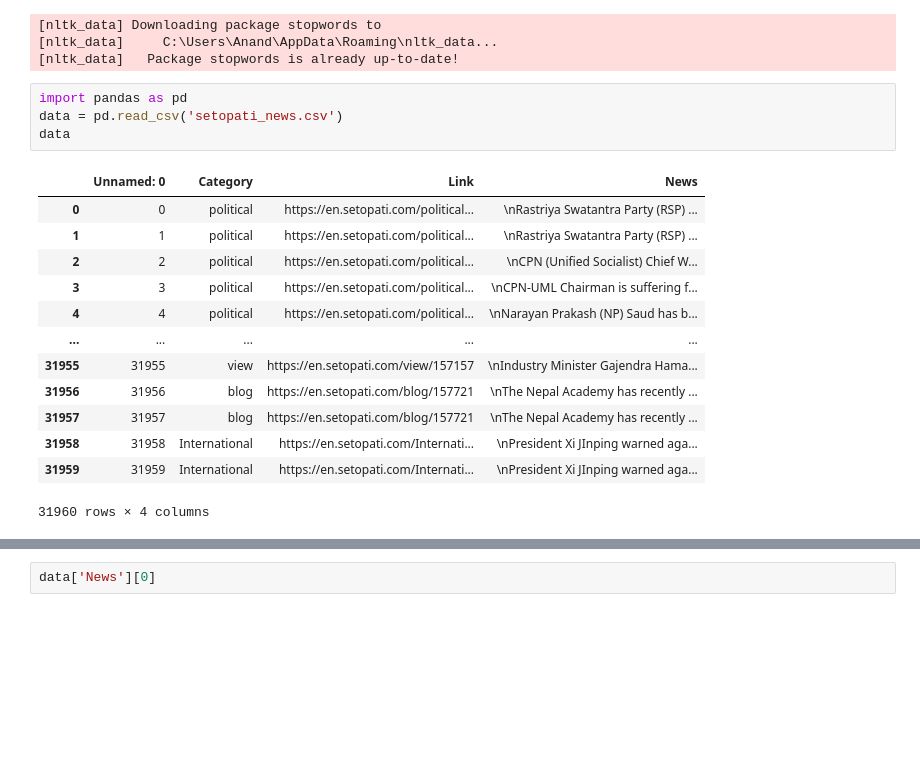
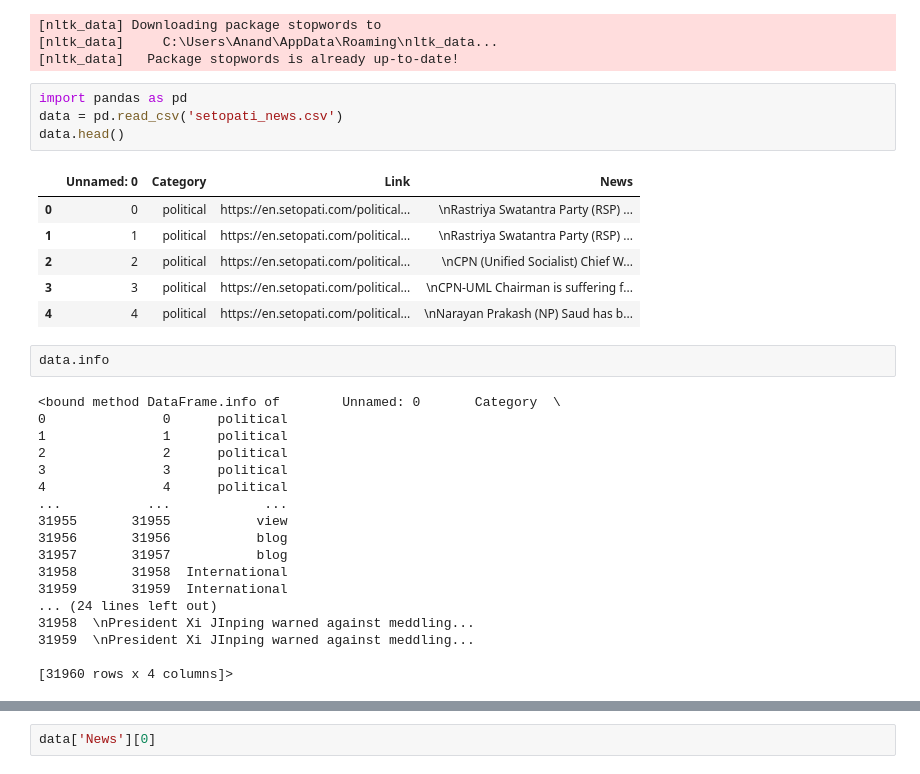
Before and after one commit to jaiswal5/ML_Data_Scraping_Storing_Classification, a Jupyter notebook: logistic_regression_on_setopati_news_data.ipynb, the cells around one changed output, grey strips where cells are left out. Drawn from its saved outputs; the diff is of its cells as text; blank space fills up the shorter version.

```diff
--- a/logistic_regression_on_setopati_news_data.ipynb
+++ b/logistic_regression_on_setopati_news_data.ipynb
@@ -128,18 +57,31 @@ nltk.download('stopwords')
 # %%
 import pandas as pd
 data = pd.read_csv('setopati_news.csv')
-data
+data.head()
 # %% [output]
 |  | Unnamed: 0 | Category | Link | News |
 | 0 | 0 | political | https://en.setopati.com/political... | \nRastriya Swatantra Party (RSP) ... |
 | 1 | 1 | political | https://en.setopati.com/political... | \nRastriya Swatantra Party (RSP) ... |
 | 2 | 2 | political | https://en.setopati.com/political... | \nCPN (Unified Socialist) Chief W... |
 | 3 | 3 | political | https://en.setopati.com/political... | \nCPN-UML Chairman is suffering f... |
 | 4 | 4 | political | https://en.setopati.com/political... | \nNarayan Prakash (NP) Saud has b... |
-| ... | ... | ... | ... | ... |
-| 31955 | 31955 | view | https://en.setopati.com/view/157157 | \nIndustry Minister Gajendra Hama... |
-| 31956 | 31956 | blog | https://en.setopati.com/blog/157721 | \nThe Nepal Academy has recently ... |
-| 31957 | 31957 | blog | https://en.setopati.com/blog/157721 | \nThe Nepal Academy has recently ... |
-| 31958 | 31958 | International | https://en.setopati.com/Internati... | \nPresident Xi JInping warned aga... |
-| 31959 | 31959 | International | https://en.setopati.com/Internati... | \nPresident Xi JInping warned aga... |
-31960 rows × 4 columns
+# %%
+data.info
+# %% [output]
+<bound method DataFrame.info of        Unnamed: 0       Category  \
+0               0      political
+1               1      political
+2               2      political
+3               3      political
+4               4      political
+...           ...            ...
+31955       31955           view
+31956       31956           blog
+31957       31957           blog
+31958       31958  International
+31959       31959  International
+... (24 lines left out)
+31958  \nPresident Xi JInping warned against meddling...
+31959  \nPresident Xi JInping warned against meddling...
+
+[31960 rows x 4 columns]>
```
Also changed, not shown: parts of 10 cells of this notebook.
